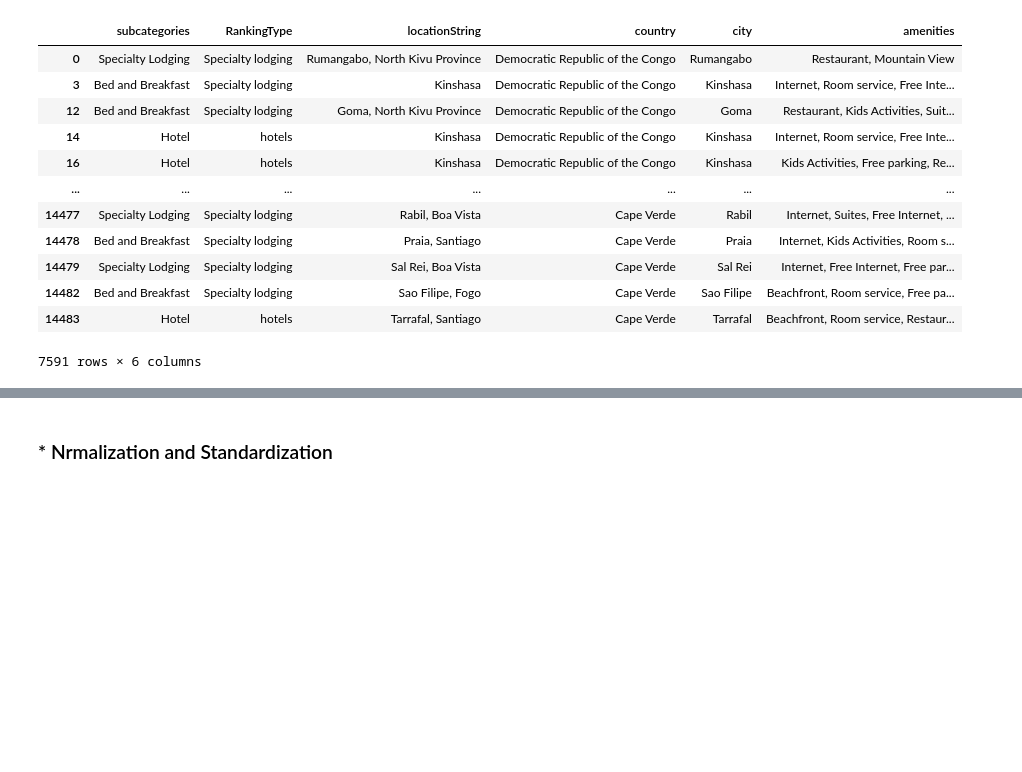
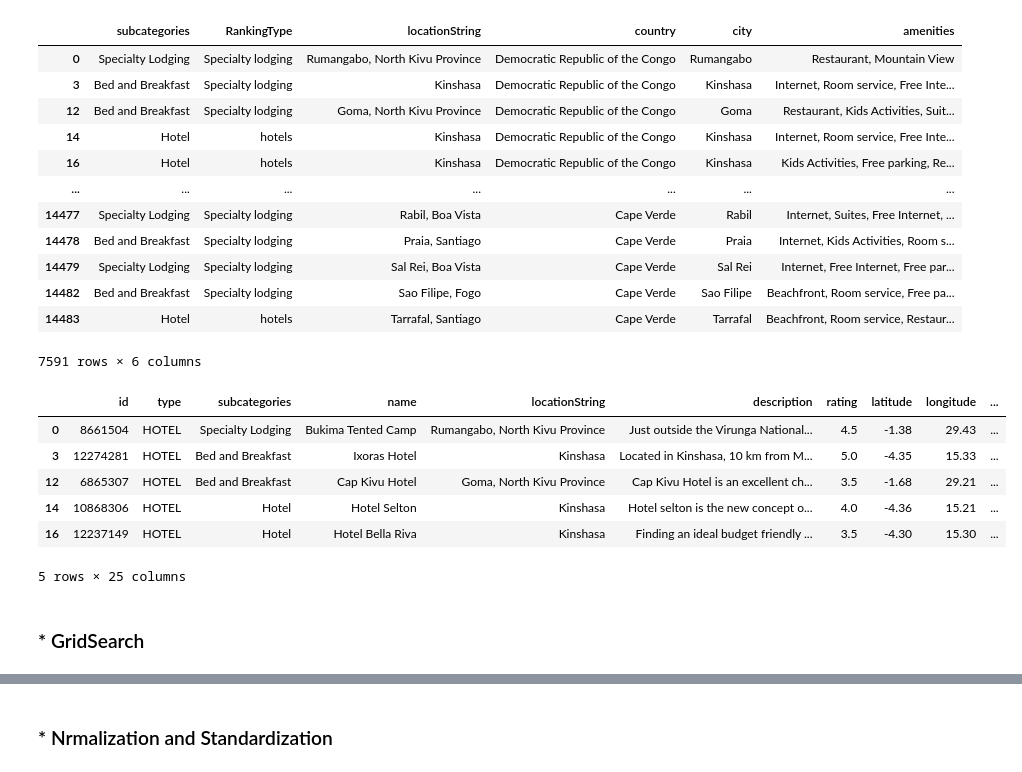
Before and after one commit to R3TR0Quan/travel-destination-recommendation-sys, a Jupyter notebook: misc_notebooks/ian.ipynb, the cells around one changed output, grey strips where cells are left out. Drawn from its saved outputs; the diff is of its cells as text; code cells hidden in the pictures; blank space fills up the shorter version.

```diff
--- a/misc_notebooks/ian.ipynb
+++ b/misc_notebooks/ian.ipynb
@@ -1001,0 +1059,45 @@ textual_data
+# %%
+# Create a list of unique values in the column
+unique_locationString_values = list(clean_df["locationString"].unique())
+
+# Create a dictionary that maps each unique value to a unique number
+locationString_mapping = {}
+for index, value in enumerate(unique_locationString_values):
+    locationString_mapping[value] = index + 1
+
+# Use the map() function to map the values in the column to their respective numbers
+clean_df["locationString_mapped"] = clean_df["locationString"].map(locationString_mapping)
+# %%
+# Create a list of unique values in the column
+unique_country_values = list(clean_df["country"].unique())
+
+# Create a dictionary that maps each unique value to a unique number
+country_mapping = {}
+for index, value in enumerate(unique_country_values):
+    country_mapping[value] = index + 1
+
+# Use the map() function to map the values in the column to their respective numbers
+clean_df["country_mapped"] = clean_df["country"].map(country_mapping)
+# %%
+# Create a list of unique values in the column
+unique_type_values = list(clean_df["type"].unique())
+
+# Create a dictionary that maps each unique value to a unique number
+type_mapping = {}
+for index, value in enumerate(unique_type_values):
+    type_mapping[value] = index + 1
+
+# Use the map() function to map the values in the column to their respective numbers
+clean_df["type_mapped"] = clean_df["type"].map(type_mapping)
+# %%
+clean_df.head()
+# %% [output]
+|  | id | type | subcategories | name | locationString | description | rating | latitude | longitude | ... |
+| 0 | 8661504 | HOTEL | Specialty Lodging | Bukima Tented Camp | Rumangabo, North Kivu Province | Just outside the Virunga National... | 4.5 | -1.38 | 29.43 | ... |
+| 3 | 12274281 | HOTEL | Bed and Breakfast | Ixoras Hotel | Kinshasa | Located in Kinshasa, 10 km from M... | 5.0 | -4.35 | 15.33 | ... |
+| 12 | 6865307 | HOTEL | Bed and Breakfast | Cap Kivu Hotel | Goma, North Kivu Province | Cap Kivu Hotel is an excellent ch... | 3.5 | -1.68 | 29.21 | ... |
+| 14 | 10868306 | HOTEL | Hotel | Hotel Selton | Kinshasa | Hotel selton is the new concept o... | 4.0 | -4.36 | 15.21 | ... |
+| 16 | 12237149 | HOTEL | Hotel | Hotel Bella Riva | Kinshasa | Finding an ideal budget friendly ... | 3.5 | -4.30 | 15.30 | ... |
+5 rows × 25 columns
+# %% [markdown]
+### * GridSearch
```
Also changed, not shown: parts of 11 cells of this notebook, 1 other file.
